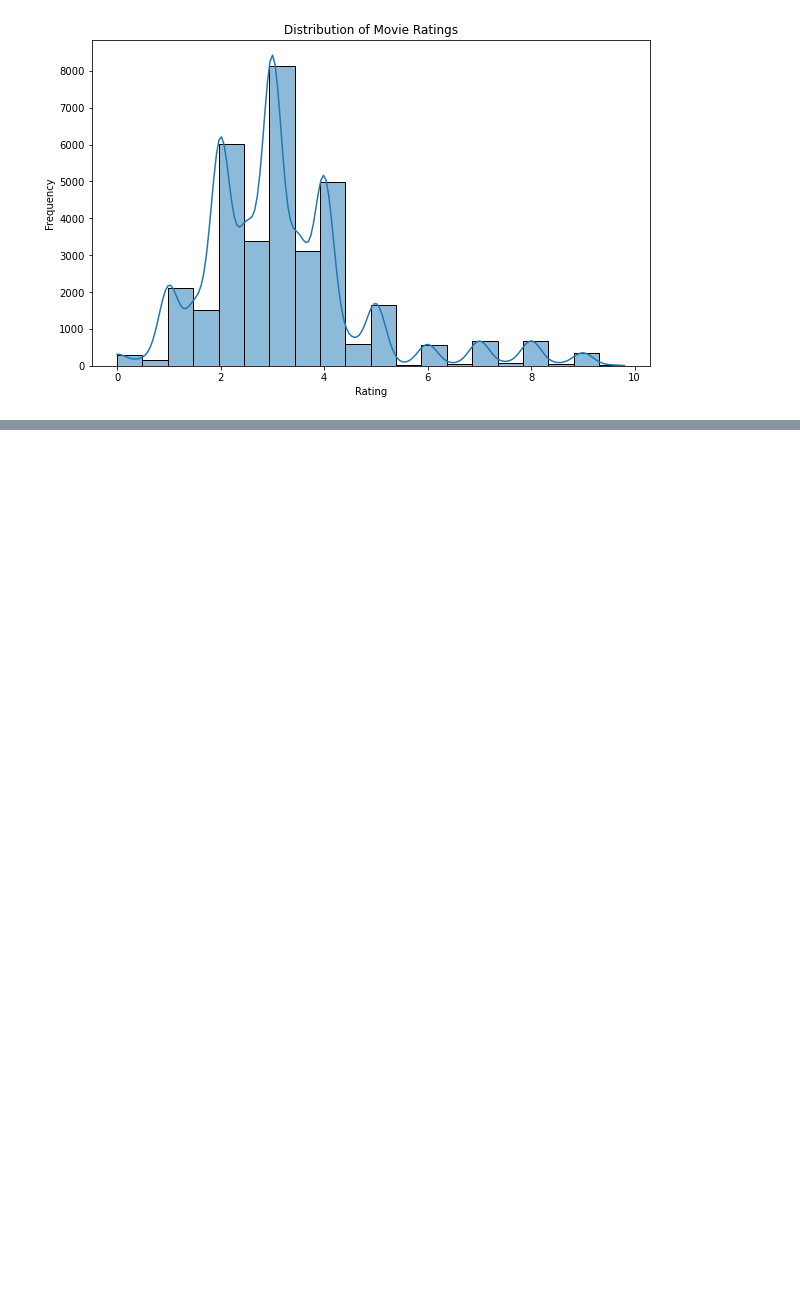
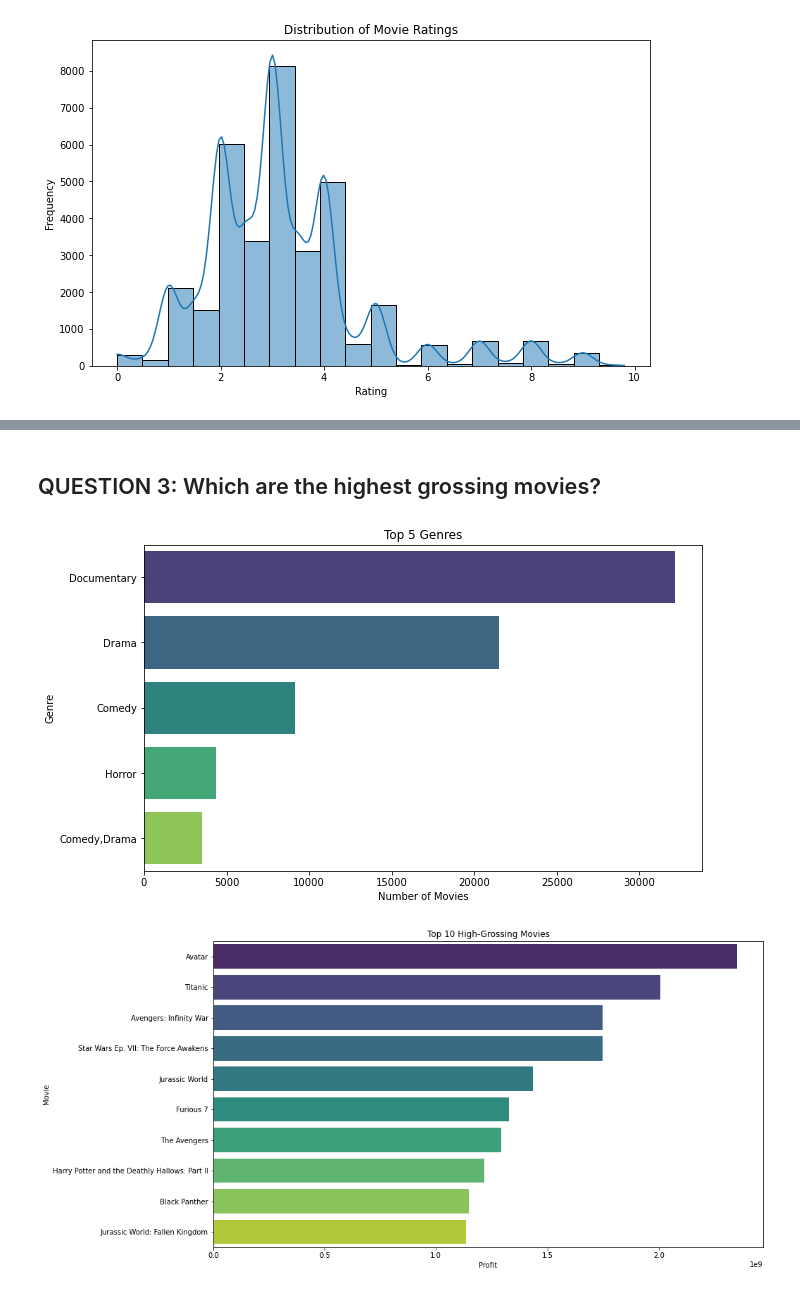
Before and after one commit to cKhasandi/movie-studio-eda, a Jupyter notebook: index.ipynb, the cells around one changed output, grey strips where cells are left out. Cells and saved outputs as stored; diff of their text form; code cells hidden in the pictures; blank space fills up the shorter version.

```diff
--- a/index.ipynb
+++ b/index.ipynb
@@ -251,0 +262,50 @@ DatabaseError: Execution failed on sql 'SELECT * FROM movie_ratings;': no such t
+# %% [markdown]
+## QUESTION 3: Which are the highest grossing movies?
+# %%
+# Load the SQLite database
+conn = sqlite3.connect(r'C:\Users\User\Downloads\dsc-phase-1-project-v2-4-master\dsc-phase-1-project-v2-4-master\zippedData\im.db\im.db')
+
+
+# Load the movie_basics table
+movie_basics = pd.read_sql_query("SELECT * FROM movie_basics", conn)
+
+# Load the budgets table from the CSV file
+budgets = pd.read_csv('tn.movie_budgets.csv.gz', compression='gzip', encoding='utf-8')
+
+# Close the connection
+conn.close()
+
+# Convert budget and gross columns to numeric after removing commas and dollar signs
+budgets['production_budget'] = budgets['production_budget'].str.replace('[\$,]', '', regex=True).astype(float)
+budgets['worldwide_gross'] = budgets['worldwide_gross'].str.replace('[\$,]', '', regex=True).astype(float)
+
+# Calculating profit
+budgets['profit'] = budgets['worldwide_gross'] - budgets['production_budget']
+
+# Getting the top 5 genres
+top_genres = movie_basics['genres'].value_counts().head(5).index.tolist()
+
+# Filtering high-grossing movies
+high_grossing_movies = budgets[budgets['worldwide_gross'] > budgets['production_budget']]
+
+# Visualizing the top 5 genres
+plt.figure(figsize=(10, 6))
+sns.countplot(data=movie_basics[movie_basics['genres'].isin(top_genres)], y='genres', order=top_genres, palette='viridis')
+plt.title('Top 5 Genres')
+plt.xlabel('Number of Movies')
+plt.ylabel('Genre')
+plt.show()
+
+# Sorting high-grossing movies by profit and select the top 10
+top_10_high_grossing = high_grossing_movies.sort_values(by='profit', ascending=False).head(10)
+
+# Visualizing the top 10 high-grossing movies
+plt.figure(figsize=(14, 8))
+sns.barplot(data=top_10_high_grossing, x='profit', y='movie', palette='viridis')
+plt.title('Top 10 High-Grossing Movies')
+plt.xlabel('Profit')
+plt.ylabel('Movie')
+plt.show()
+# %% [output]
+[figure, added]
+[figure, added]
```
Also changed, not shown: parts of 14 cells of this notebook.
